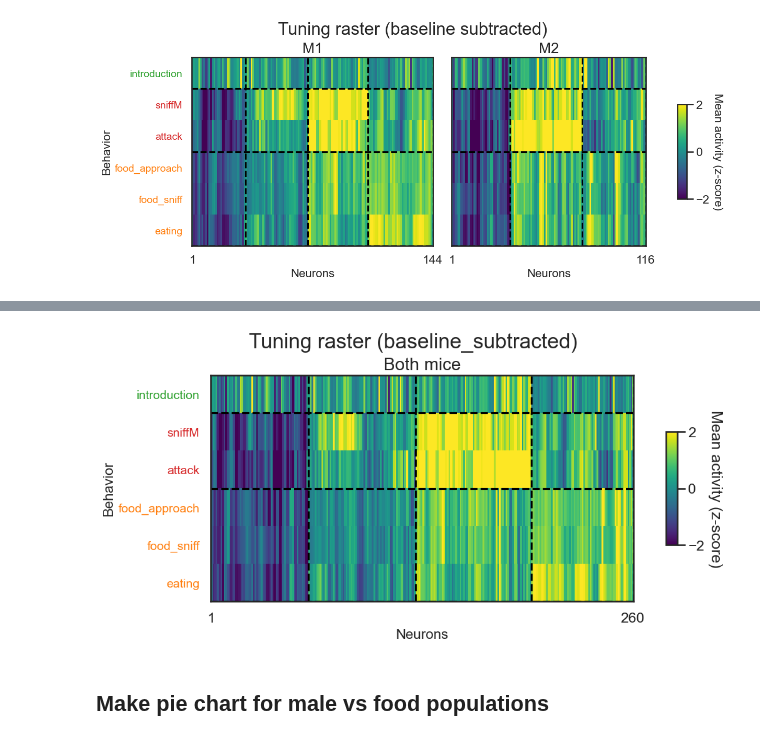
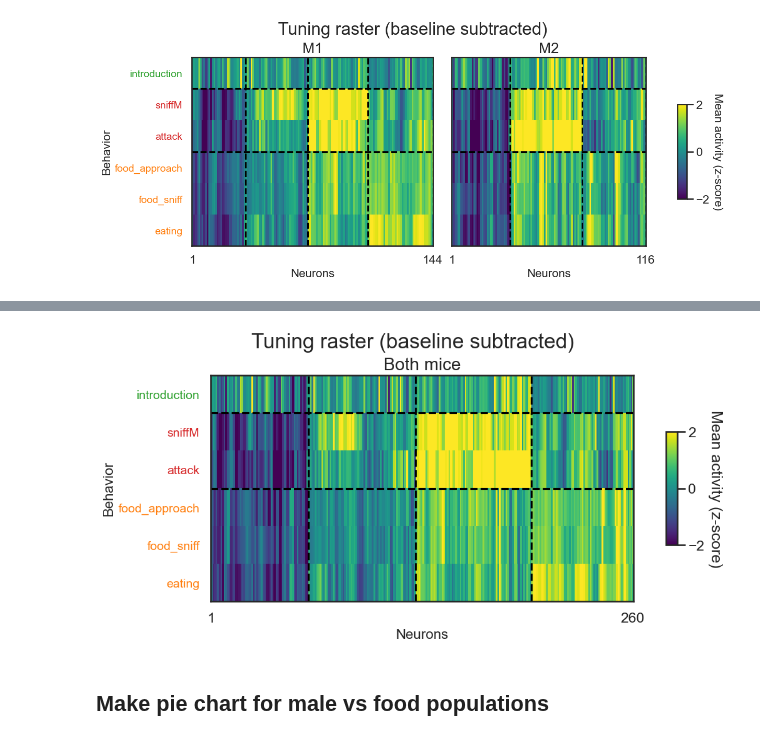
Before and after one commit to CharlesXu-Jingyue/DJA_FallRotation, a Jupyter notebook: DJA_HangryMice/tuning_raster_pie_fasted.ipynb, the cells around one changed output, grey strips where cells are left out. Drawn from its saved outputs; the diff is of its cells as text; code cells hidden in the pictures.

```diff
--- a/DJA_HangryMice/tuning_raster_pie_fasted.ipynb
+++ b/DJA_HangryMice/tuning_raster_pie_fasted.ipynb
@@ -786,7 +787,7 @@ for c in cluster_order_nb_M1:
 #     axs[0].axvline(x=np.sum(cluster_labels_M1 < i) - 1/2, color='black', linestyle='--')
 
 # Separate behaviors
-group_indices = [1, 3, 6] # Indices of the first behavior in each group
+group_indices = [1, 3] # Indices of the first behavior in each group
 for b in group_indices:
     axs[0].axhline(y=b-1/2, color='black', linestyle='--')
 
@@ -828,7 +829,7 @@ cbar = fig.colorbar(im0, ax=axs, shrink=0.5, aspect=10)
 cbar.set_label('Mean activity (z-score)', rotation=-90, va="bottom", fontsize=16)
 
 plt.suptitle('Tuning raster (baseline subtracted)', fontsize=24)
-# plt.savefig("figures/20231202/TuningRaster.svg")
+# plt.savefig("figures/20231205/TuningRaster.svg")
 # %% [output]
 Text(0.5, 0.98, 'Tuning raster (baseline subtracted)')
 [figure]
@@ -888,36 +889,36 @@ divnorm = mcolors.TwoSlopeNorm(vmin=vmin, vcenter=0, vmax=vmax)
 
 # Plot the tuning raster
 im = ax.imshow(data_reordered_nb_both.T, cmap='viridis', aspect='auto', interpolation='none', vmin=-2, vmax=2)
 ax.set_title('Both mice', fontsize=20)
 ax.set_xticks([0, n_neurons_nb_both-1])
 ax.set_xticklabels([1, n_neurons_nb_both])
 ax.set_xlabel('Neurons', fontsize=16)
 ax.set_yticks(np.arange(n_labels-1))
 ax.set_yticklabels(labels[1:], fontsize=14)
 ax.set_ylabel('Behavior', fontsize=16)
 
 # Get the yticklabels and set their color
 for i, yticklabel in enumerate(ax.get_yticklabels()):
     yticklabel.set_color(ytickcolors_nb[i % len(ytickcolors_nb)])
 
 # Separate clusters
 vline_x = 0
-for c in cluster_order_nb_both:
+for c in cluster_order_nb_both[:-1]:
     vline_x += sum(cluster_labels_nb_both == c)
     ax.axvline(x=vline_x - 1/2, color='black', linestyle='--')
 
 # Separate behaviors
 for b in group_indices:
     ax.axhline(y=b-1/2, color='black', linestyle='--')
 
 # Add a colarbar
 cbar = fig.colorbar(im, ax=ax, shrink=0.5, aspect=10)
 cbar.set_label('Mean activity (z-score)', rotation=-90, va="bottom")
 
 plt.suptitle('Tuning raster (baseline subtracted)', fontsize=24)
-plt.savefig("figures/20231205/TuningRasterNBBoth.svg")
+# plt.savefig("figures/20231205/TuningRasterNBBoth.svg")
 # %% [output]
-[figure, old version]
+[figure, new version]
 # %% [markdown]
 ## Make pie chart for male vs food populations
 # %%
```
Also changed, not shown: parts of 10 cells of this notebook, 11 other files.
